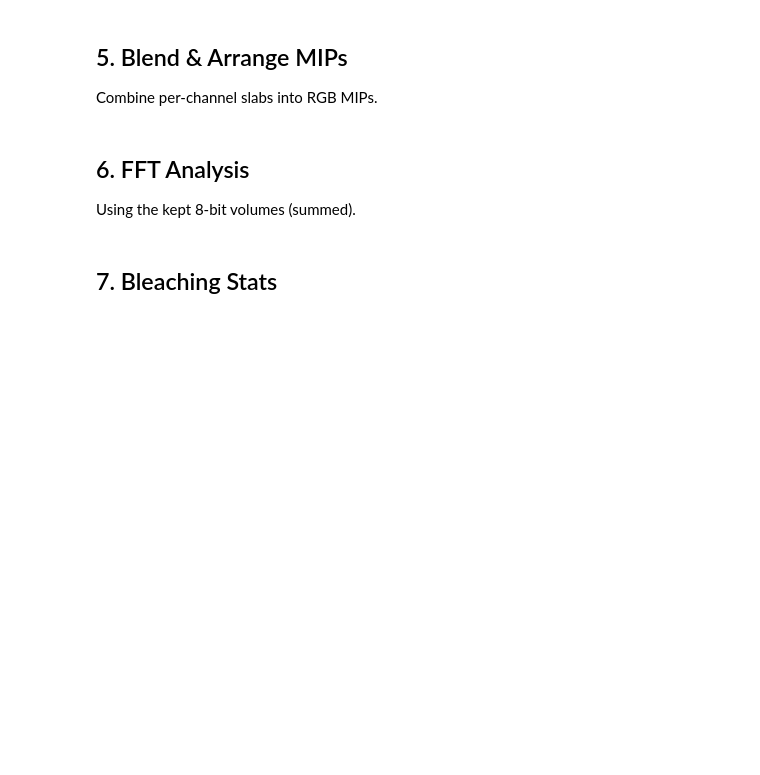
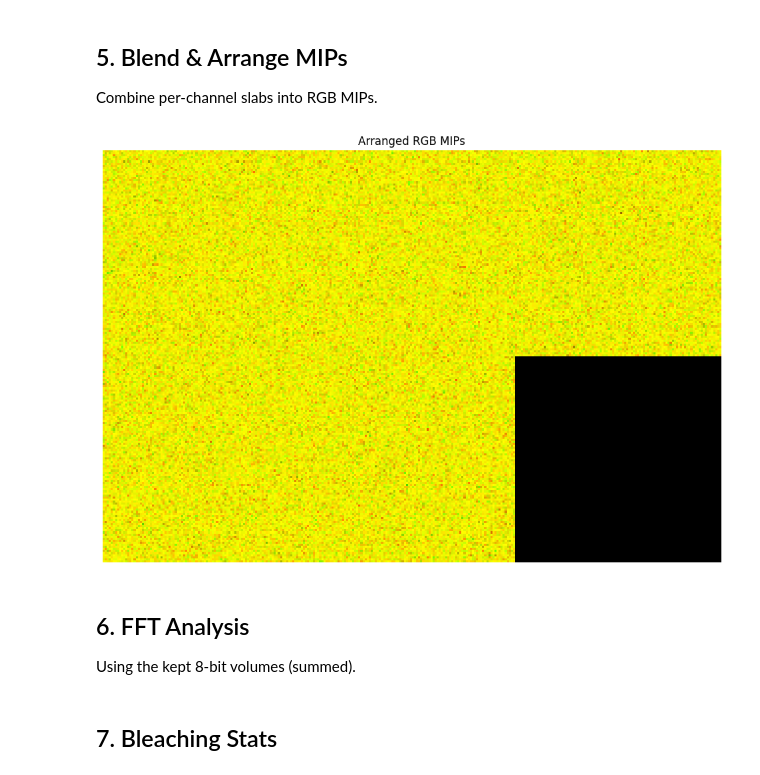
Before and after one commit to rxist525/slabview5D, a Jupyter notebook: debug_create_movie.ipynb, the cells around one changed output. Saved outputs shown, nothing was run; the diff lists cells and outputs as text; code cells hidden in the pictures; blank space fills up the shorter version.

```diff
--- a/debug_create_movie.ipynb
+++ b/debug_create_movie.ipynb
@@ -111,26 +162,51 @@ Combine per-channel slabs into RGB MIPs.
 # %%
 final_rgb_mips = []
 if channel_slabs_list:
     num_generated_slabs = len(channel_slabs_list[0])
     for s_i in range(num_generated_slabs):
         # Gather slabs for this index
         slabs_to_blend = []
         for ch_slabs in channel_slabs_list:
             if s_i < len(ch_slabs):
                 slabs_to_blend.append(ch_slabs[s_i])
             else:
                  slabs_to_blend.append(None)
 
         rgb_slab = create_movie.blend_channel_mips(slabs_to_blend, item['channels'])
         final_rgb_mips.append(rgb_slab)
 
-mips_img = create_movie.arrange_mips(final_rgb_mips, args.voxel_size)
+# Arrange with borders
+mips_img, grid_geom = create_movie.arrange_mips(final_rgb_mips, args.voxel_size, border_width=2)
+rows, cols, cell_h, cell_w = grid_geom
 
-plt.figure(figsize=(12, 12))
-plt.imshow(mips_img)
-plt.title("Arranged RGB MIPs")
-plt.axis('off')
+fig, ax = plt.subplots(figsize=(12, 12))
+ax.imshow(mips_img)
+ax.set_title("Arranged RGB MIPs")
+ax.axis('off')
+
+# Add Labels
+if processed_volumes and final_rgb_mips:
+    z_dim = processed_volumes[0].shape[0]
+    edges = create_movie.get_slab_edges(z_dim, args.slab_size, args.num_slabs)
+    z_res = args.voxel_size[2]
+
+    for s_idx in range(len(final_rgb_mips)):
+        if s_idx < len(edges) - 1:
+            z_start = edges[s_idx] * z_res
+            z_end = edges[s_idx+1] * z_res
+
+            r = s_idx // cols
+            c_idx = s_idx % cols
+
+            text_x = c_idx * cell_w + cell_w / 2
+            text_y = r * cell_h + 15
+
+            ax.text(text_x, text_y, f"{z_start:.1f}-{z_end:.1f} µm",
+                    color='white', ha='center', va='top', fontsize=8,
+                    bbox=dict(facecolor='black', alpha=0.5, edgecolor='none'))
 plt.show()
+# %% [output]
+[figure, added]
 # %% [markdown]
 ## 6. FFT Analysis
 Using the kept 8-bit volumes (summed).
```
Also changed, not shown: parts of 9 cells of this notebook, 1 other file.
